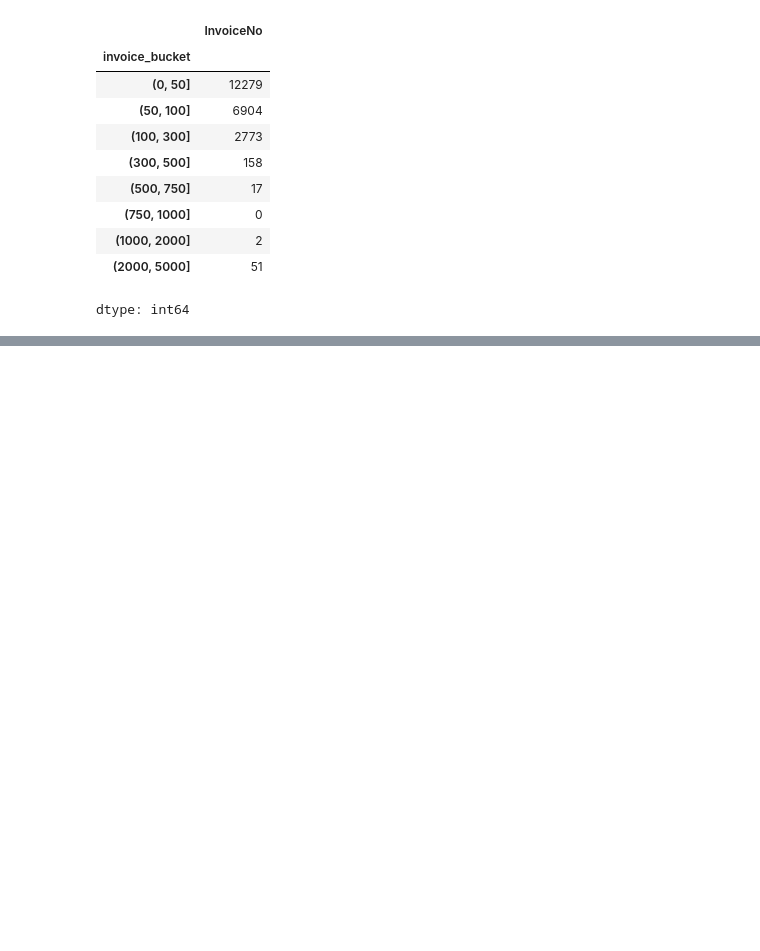
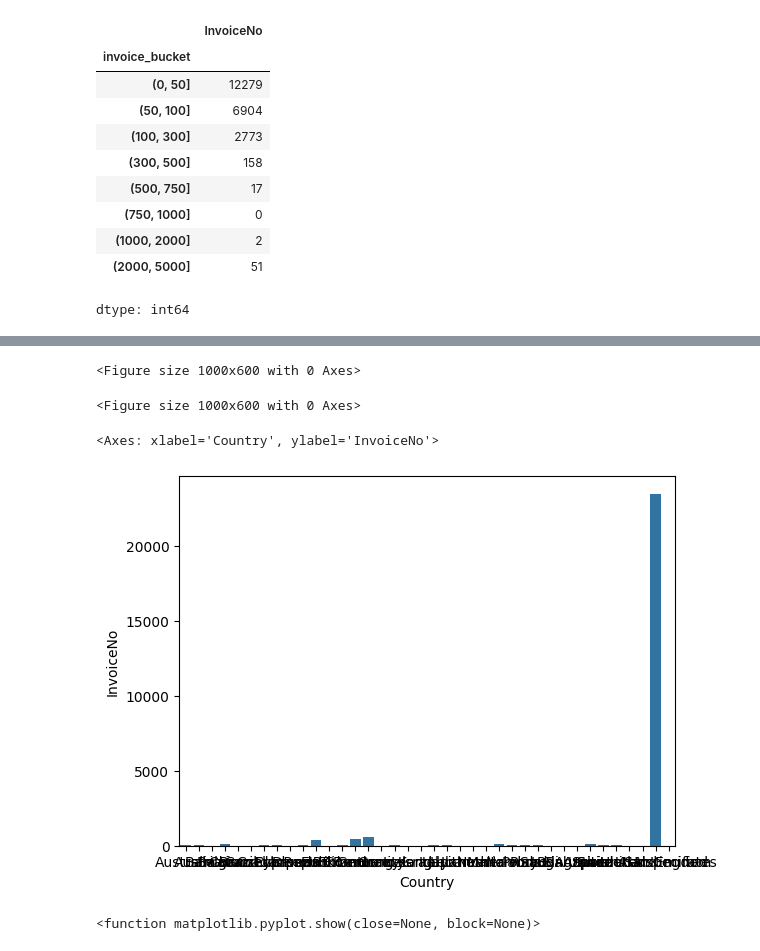
Before and after one commit to saurabhpatare/Customer-Journey-Mapping, a Jupyter notebook: Customer_Journey_Mapping.ipynb, the cells around one changed output, grey strips where cells are left out. Cells and saved outputs as stored; diff of their text form; code cells hidden in the pictures; blank space fills up the shorter version.

```diff
--- a/Customer_Journey_Mapping.ipynb
+++ b/Customer_Journey_Mapping.ipynb
@@ -376,0 +393,14 @@ dtype: int64
+# %%
+aggregated_data = data.groupby('Country')['InvoiceNo'].nunique()
+# %%
+import matplotlib.pyplot as plt
+
+plt.figure(figsize=(10, 6))
+# %% [output]
+<Figure size 1000x600 with 0 Axes>
+<Figure size 1000x600 with 0 Axes>
+# %%
+sns.barplot(aggregated_data, x='Country',y='InvoiceNo')
+# %% [output]
+<Axes: xlabel='Country', ylabel='InvoiceNo'>
+[figure, added]
@@ -376,0 +409,4 @@ dtype: int64
+# %%
+plt.show
+# %% [output]
+<function matplotlib.pyplot.show(close=None, block=None)>
```
Also changed, not shown: parts of 4 cells of this notebook.
